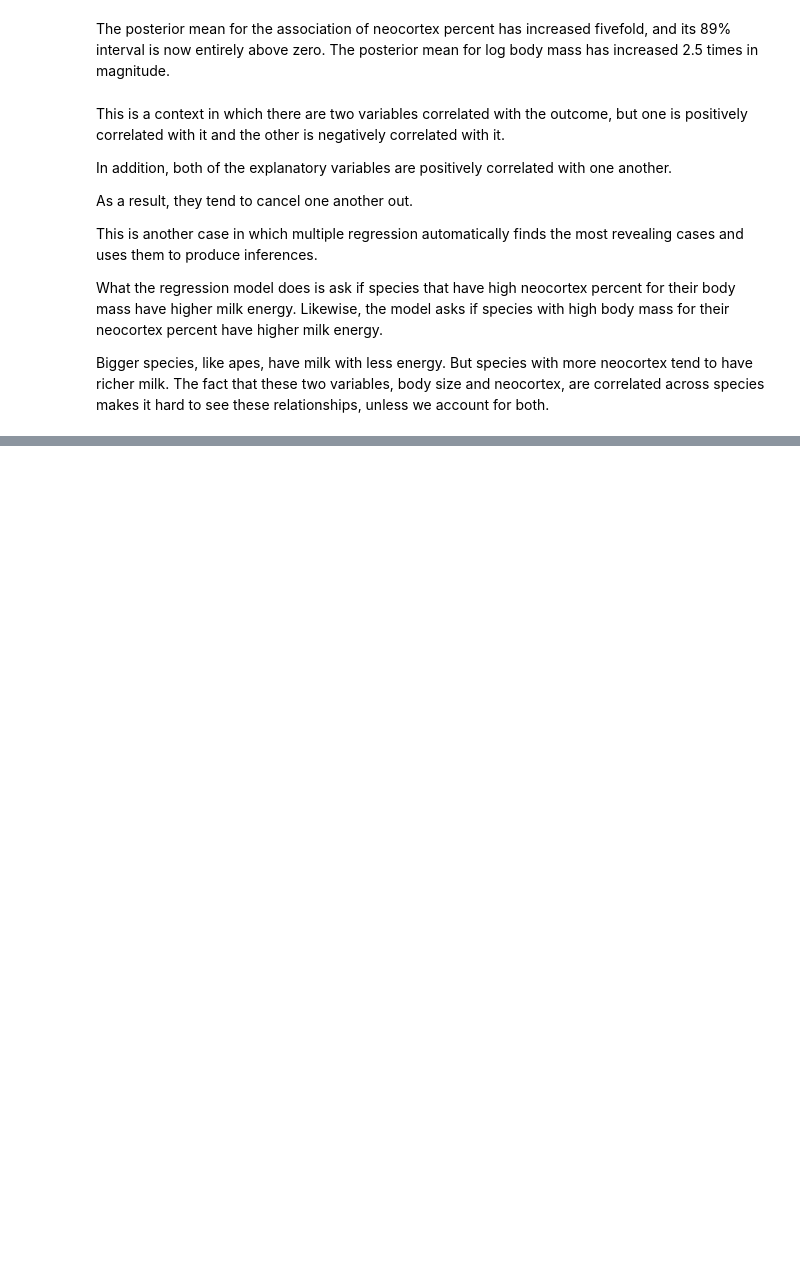
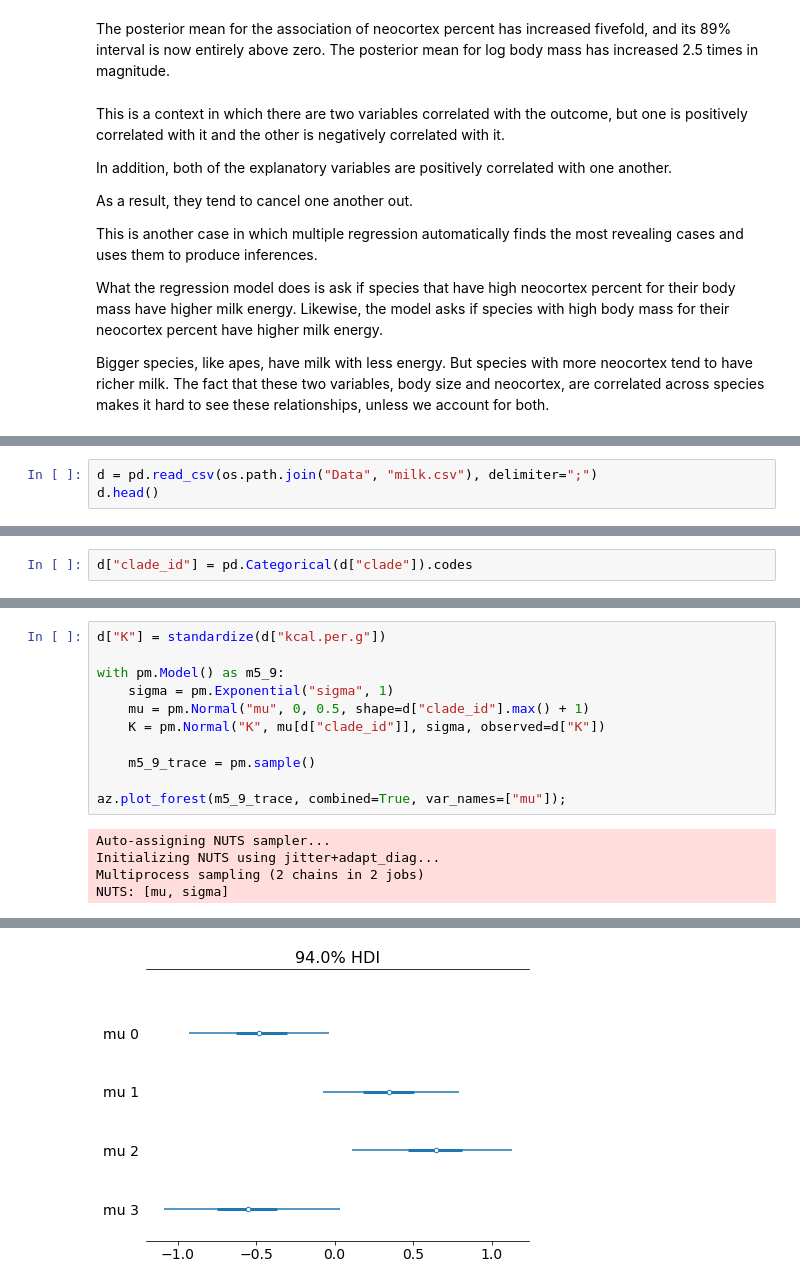
Before and after one commit to gsahinpi/dats511fall2020, a Jupyter notebook: introbayes/mutipleregres.ipynb, the cells around one changed output, grey strips where cells are left out. Drawn from its saved outputs; the diff is of its cells as text; blank space fills up the shorter version.

```diff
--- a/introbayes/mutipleregres.ipynb
+++ b/introbayes/mutipleregres.ipynb
@@ -1338,0 +1079,3 @@ ax.set_xlabel("log body mass (std)");
+# %%
+d = pd.read_csv(os.path.join("Data", "milk.csv"), delimiter=";")
+d.head()
@@ -1338,0 +1089,2 @@ ax.set_xlabel("log body mass (std)");
+# %%
+d["clade_id"] = pd.Categorical(d["clade"]).codes
@@ -1338,0 +1111,16 @@ ax.set_xlabel("log body mass (std)");
+# %%
+d["K"] = standardize(d["kcal.per.g"])
+
+with pm.Model() as m5_9:
+    sigma = pm.Exponential("sigma", 1)
+    mu = pm.Normal("mu", 0, 0.5, shape=d["clade_id"].max() + 1)
+    K = pm.Normal("K", mu[d["clade_id"]], sigma, observed=d["K"])
+
+    m5_9_trace = pm.sample()
+
+az.plot_forest(m5_9_trace, combined=True, var_names=["mu"]);
+# %% [output]
+Auto-assigning NUTS sampler...
+Initializing NUTS using jitter+adapt_diag...
+Multiprocess sampling (2 chains in 2 jobs)
+NUTS: [mu, sigma]
@@ -1338,0 +1129 @@ ax.set_xlabel("log body mass (std)");
+[figure, added]
```
Also changed, not shown: parts of 51 cells of this notebook, 5 other files.
